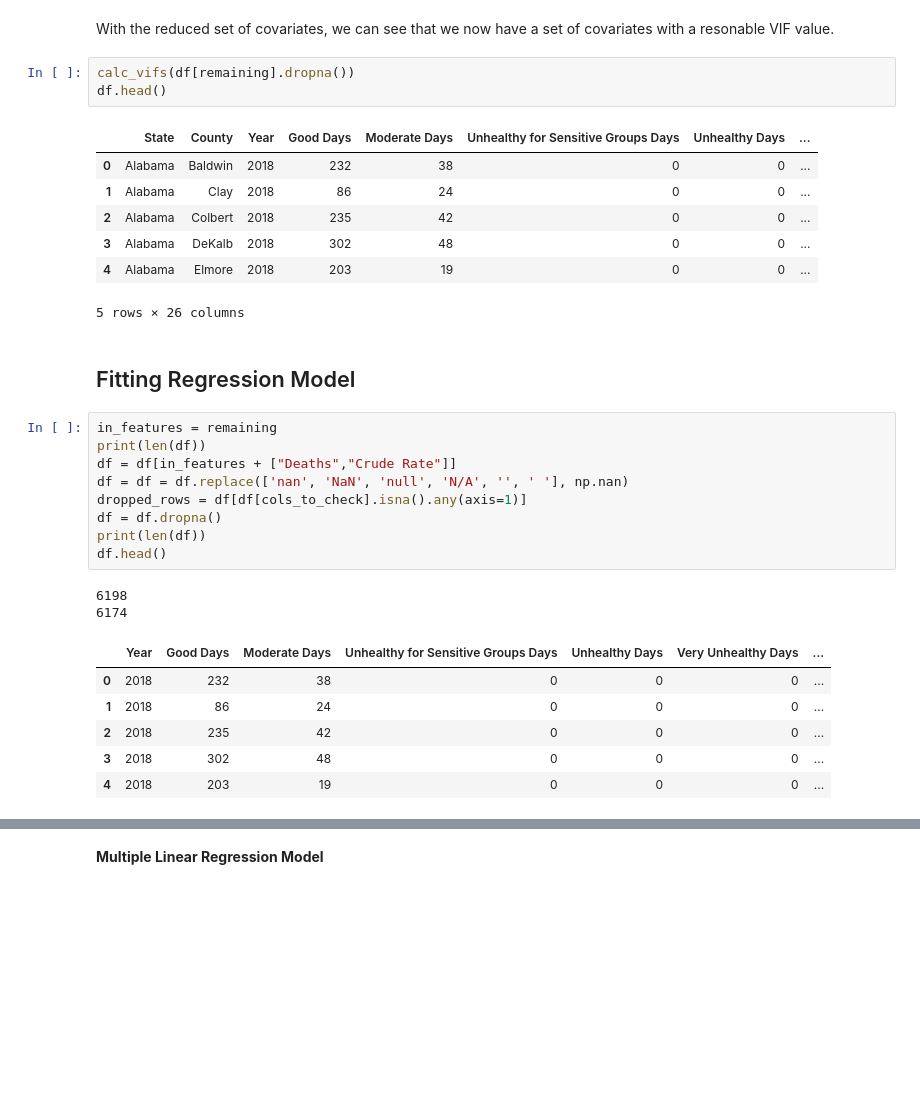
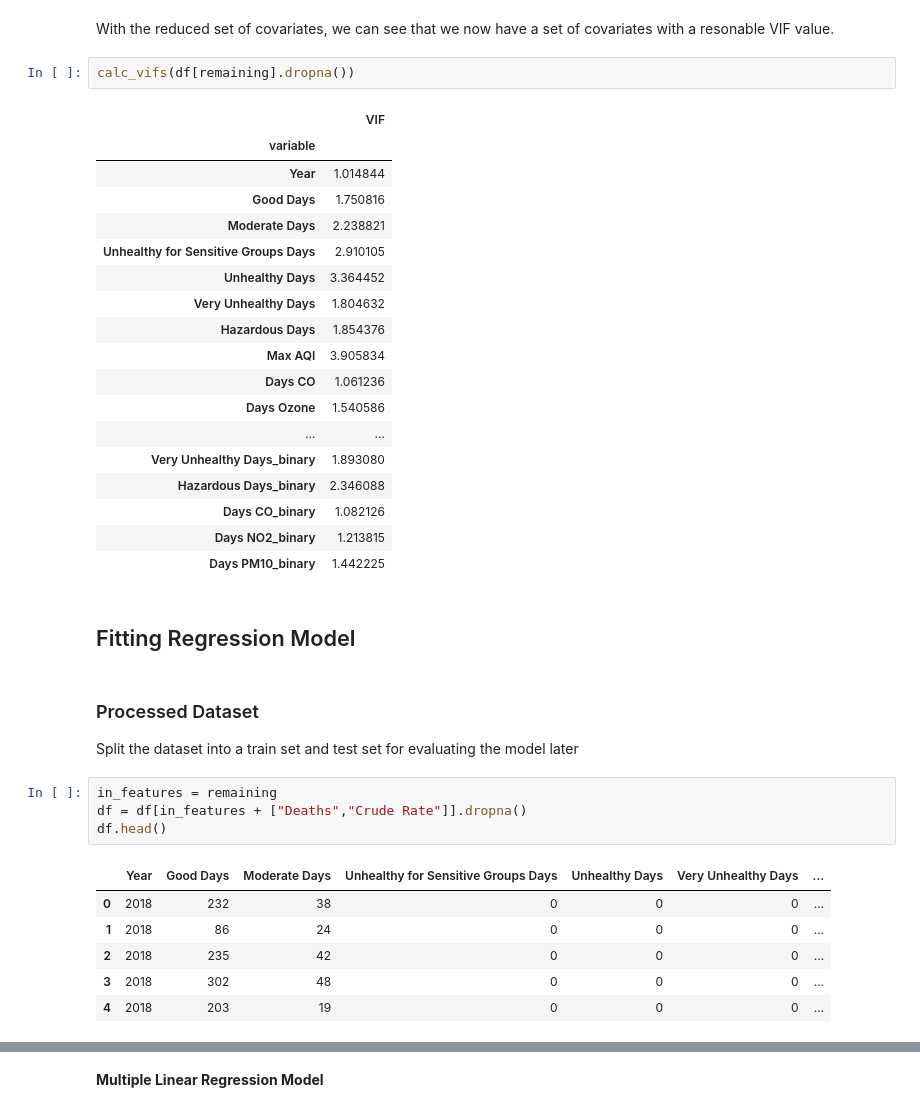
Before and after one commit to yunaxin/air-quality-health-analysis, a Jupyter notebook: analysis.ipynb, the cells around one changed output, grey strips where cells are left out. Drawn from its saved outputs; the diff is of its cells as text; blank space fills up the shorter version.

```diff
--- a/analysis.ipynb
+++ b/analysis.ipynb
@@ -255,29 +255,35 @@ Done.
 With the reduced set of covariates, we can see that we now have a set of covariates with a resonable VIF value.
 # %%
 calc_vifs(df[remaining].dropna())
-df.head()
 # %% [output]
-|  | State | County | Year | Good Days | Moderate Days | Unhealthy for Sensitive Groups Days | Unhealthy Days | ... |
-| 0 | Alabama | Baldwin | 2018 | 232 | 38 | 0 | 0 | ... |
-| 1 | Alabama | Clay | 2018 | 86 | 24 | 0 | 0 | ... |
-| 2 | Alabama | Colbert | 2018 | 235 | 42 | 0 | 0 | ... |
-| 3 | Alabama | DeKalb | 2018 | 302 | 48 | 0 | 0 | ... |
-| 4 | Alabama | Elmore | 2018 | 203 | 19 | 0 | 0 | ... |
+|  | VIF |
+| variable |  |
+| Year | 1.014844 |
+| Good Days | 1.750816 |
+| Moderate Days | 2.238821 |
+| Unhealthy for Sensitive Groups Days | 2.910105 |
+| Unhealthy Days | 3.364452 |
+| Very Unhealthy Days | 1.804632 |
+| Hazardous Days | 1.854376 |
+| Max AQI | 3.905834 |
+| Days CO | 1.061236 |
+| Days Ozone | 1.540586 |
+| ... | ... |
+| Very Unhealthy Days_binary | 1.893080 |
+| Hazardous Days_binary | 2.346088 |
+| Days CO_binary | 1.082126 |
+| Days NO2_binary | 1.213815 |
+| Days PM10_binary | 1.442225 |
-5 rows × 26 columns
 # %% [markdown]
 ## Fitting Regression Model
+# %% [markdown]
+### Processed Dataset
+Split the dataset into a train set and test set for evaluating the model later
 # %%
 in_features = remaining
-print(len(df))
-df = df[in_features + ["Deaths","Crude Rate"]]
-df = df = df.replace(['nan', 'NaN', 'null', 'N/A', '', ' '], np.nan)
-dropped_rows = df[df[cols_to_check].isna().any(axis=1)]
-df = df.dropna()
-print(len(df))
+df = df[in_features + ["Deaths","Crude Rate"]].dropna()
 df.head()
 # %% [output]
-6198
-6174
 |  | Year | Good Days | Moderate Days | Unhealthy for Sensitive Groups Days | Unhealthy Days | Very Unhealthy Days | ... |
 | 0 | 2018 | 232 | 38 | 0 | 0 | 0 | ... |
 | 1 | 2018 | 86 | 24 | 0 | 0 | 0 | ... |
```
Also changed, not shown: parts of 3 cells of this notebook.
